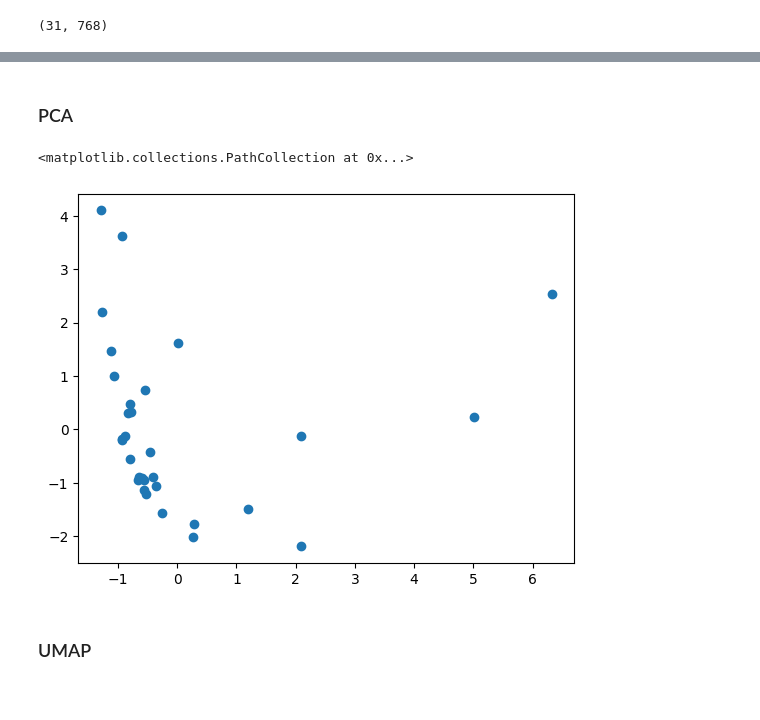
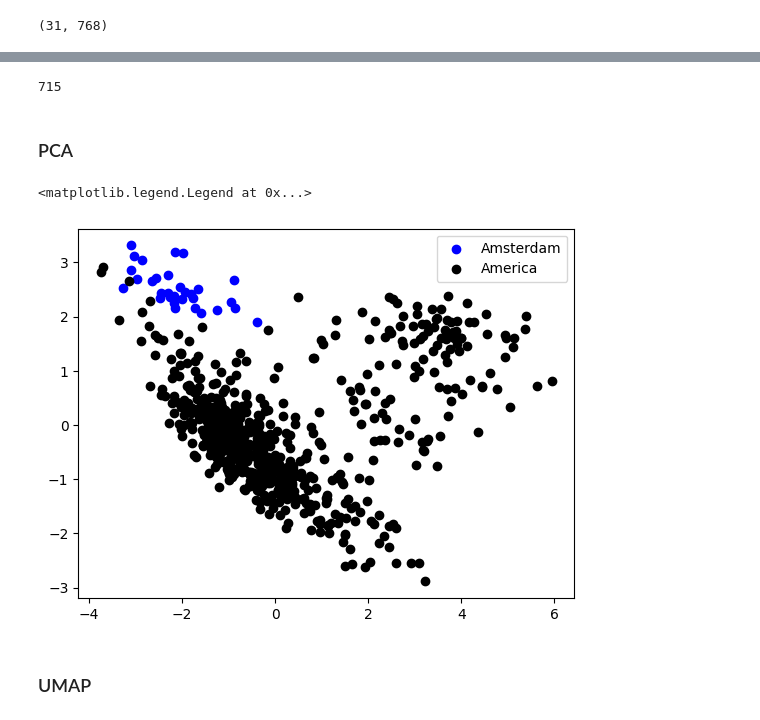
Before and after one commit to Semantics-of-Sustainability/ContextualLM, a Jupyter notebook: SemanticShift.ipynb, the cells around one changed output, grey strips where cells are left out. Drawn from its saved outputs; the diff is of its cells as text; code cells hidden in the pictures.

Commit message:
Scatter plot two terms.

```diff
--- a/SemanticShift.ipynb
+++ b/SemanticShift.ipynb
@@ -357,7 +383,7 @@ term_sentences: List[Sentence] = [
 # %% [markdown]
 ## Plot Embeddings
 # %%
-embeddings = []
-for sentence in term_sentences:
-    embeddings.extend(sentence.embeddings_matrix(TERM))
+embeddings1 = []
+for sentence in term1_sentences:
+    embeddings1.extend(sentence.embeddings_matrix(TERM1))
 # %%
@@ -365,2 +391,6 @@ np.array(embeddings).shape
 # %% [output]
 (31, 768)
+# %%
+embeddings2 = []
+for sentence in term2_sentences:
+    embeddings2.extend(sentence.embeddings_matrix(TERM2))
@@ -366,0 +401,5 @@ np.array(embeddings).shape
+# %%
+all_embeddings = embeddings1 + embeddings2
+len(all_embeddings)
+# %% [output]
+715
@@ -369,13 +410,15 @@ np.array(embeddings).shape
 # %%
 from sklearn.decomposition import PCA
 
-pca = PCA(n_components=2).fit_transform(embeddings)
+pca = PCA(n_components=2).fit_transform(all_embeddings)
-# %%
-pca[:,1]
-plt.scatter(pca[:,0], pca[:,1])
-# %% [output]
-<matplotlib.collections.PathCollection at 0x...>
-[figure, removed]
+# %%
+#pca[:,1]
+plt.scatter(pca[:len(embeddings1),0], pca[:len(embeddings1),1], c='blue' , label=TERM1)
+plt.scatter(pca[len(embeddings1):,0], pca[len(embeddings1):,1], c='black', label=TERM2)
+plt.legend()
+# %% [output]
+<matplotlib.legend.Legend at 0x...>
+[figure, added]
 # %% [markdown]
 ### UMAP
 # %%
```
Also changed, not shown: parts of 7 cells of this notebook.
